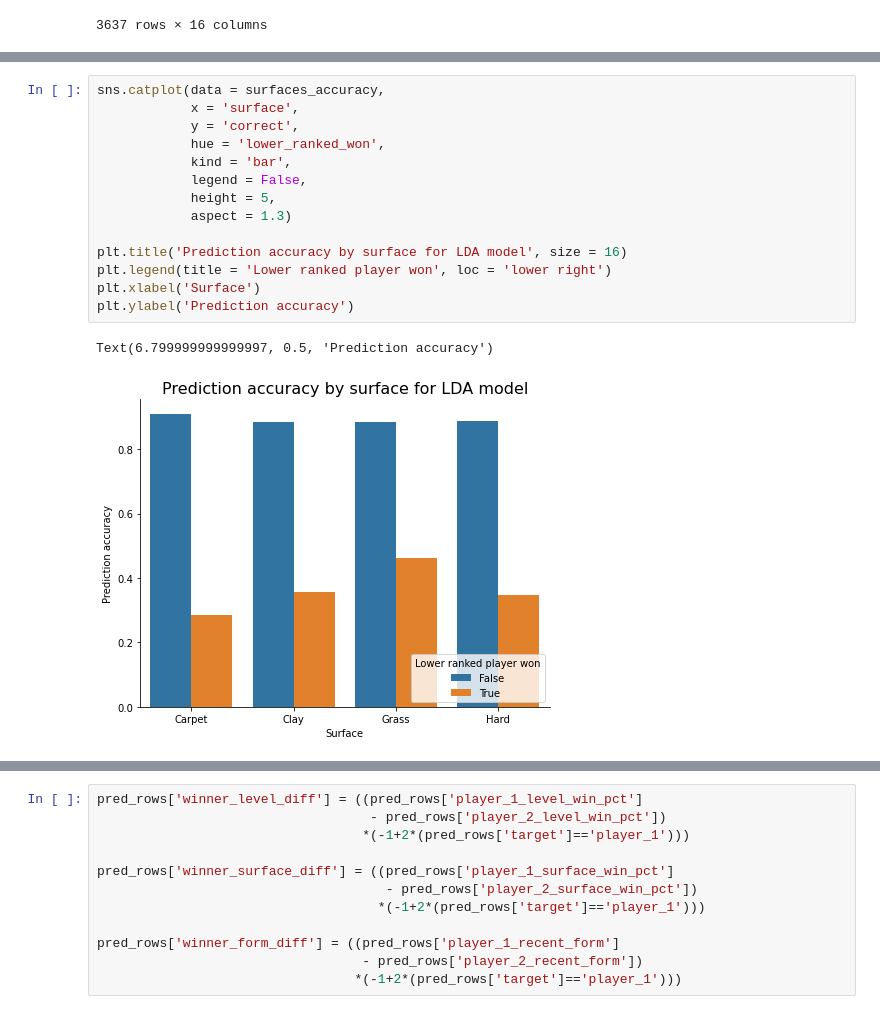
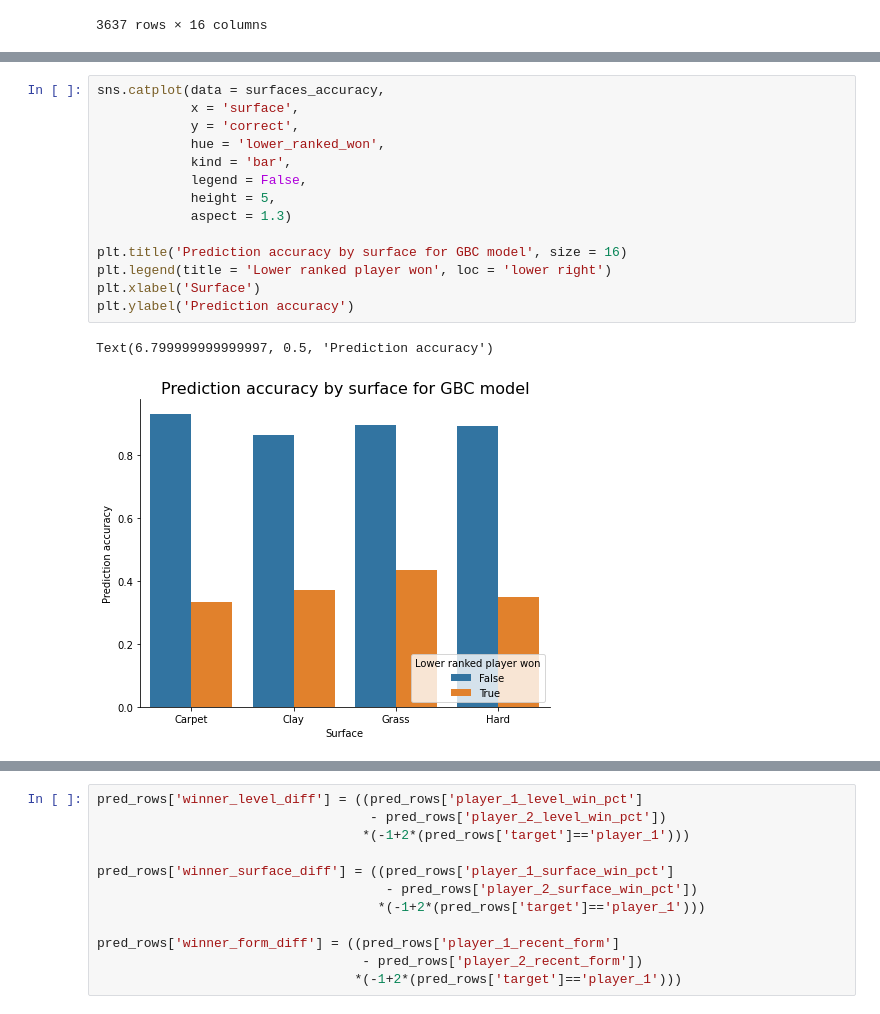
Before and after one commit to nickdevin/Tennis_Predicting, a Jupyter notebook: capstone_final.ipynb, the cells around one changed output, grey strips where cells are left out. Drawn from its saved outputs; the diff is of its cells as text.

```diff
--- a/capstone_final.ipynb
+++ b/capstone_final.ipynb
@@ -1432,20 +1413,20 @@ surfaces_accuracy
 # %%
 sns.catplot(data = surfaces_accuracy,
             x = 'surface',
             y = 'correct',
             hue = 'lower_ranked_won',
             kind = 'bar',
             legend = False,
             height = 5,
             aspect = 1.3)
 
-plt.title('Prediction accuracy by surface for LDA model', size = 16)
+plt.title('Prediction accuracy by surface for GBC model', size = 16)
 plt.legend(title = 'Lower ranked player won', loc = 'lower right')
 plt.xlabel('Surface')
 plt.ylabel('Prediction accuracy')
 # %% [output]
 Text(6.799999999999997, 0.5, 'Prediction accuracy')
-[figure, old version]
+[figure, new version]
 # %%
 levels_accuracy = pred_rows.groupby(['tourney_level', 'lower_ranked_won']).agg({'correct': 'mean'}).reset_index()
 levels_accuracy
```
Also changed, not shown: parts of 38 cells of this notebook.
